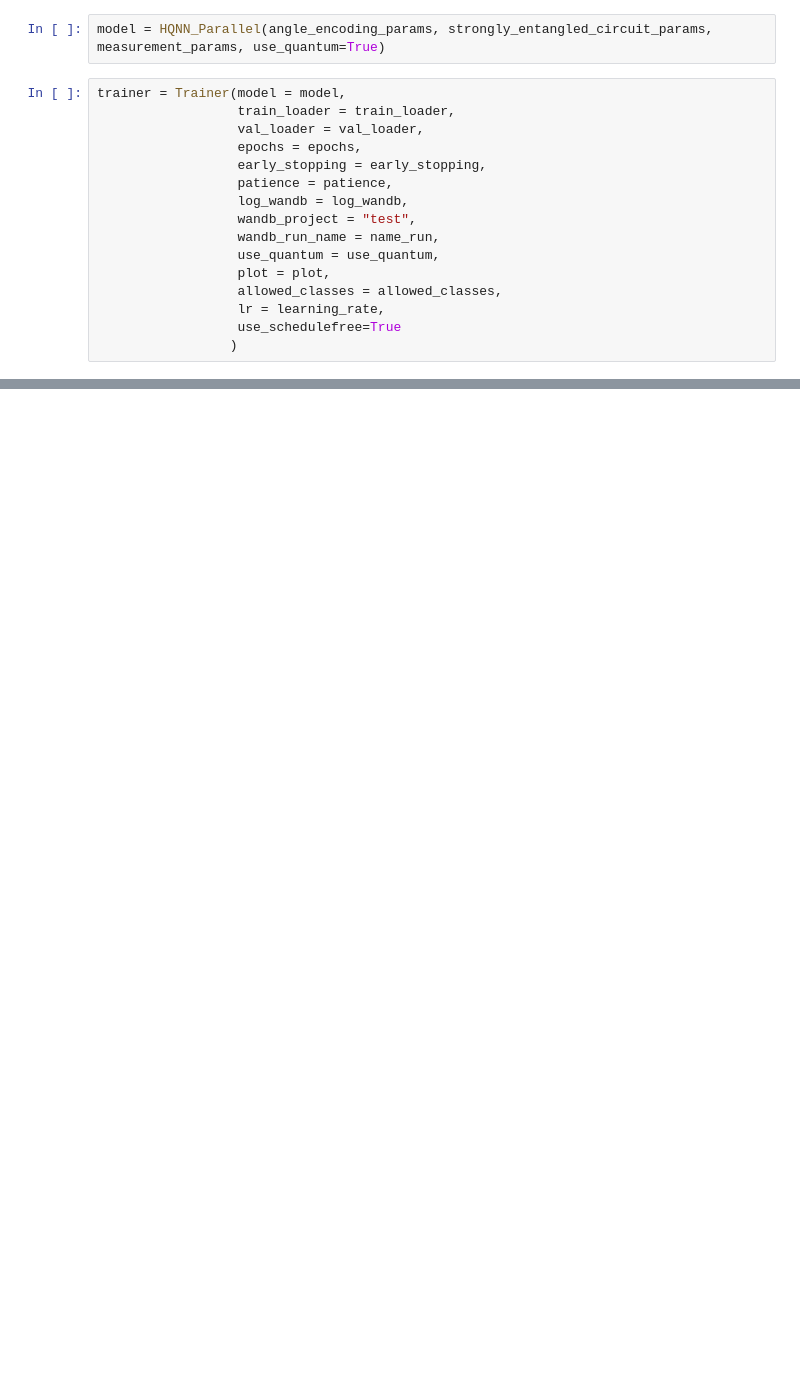
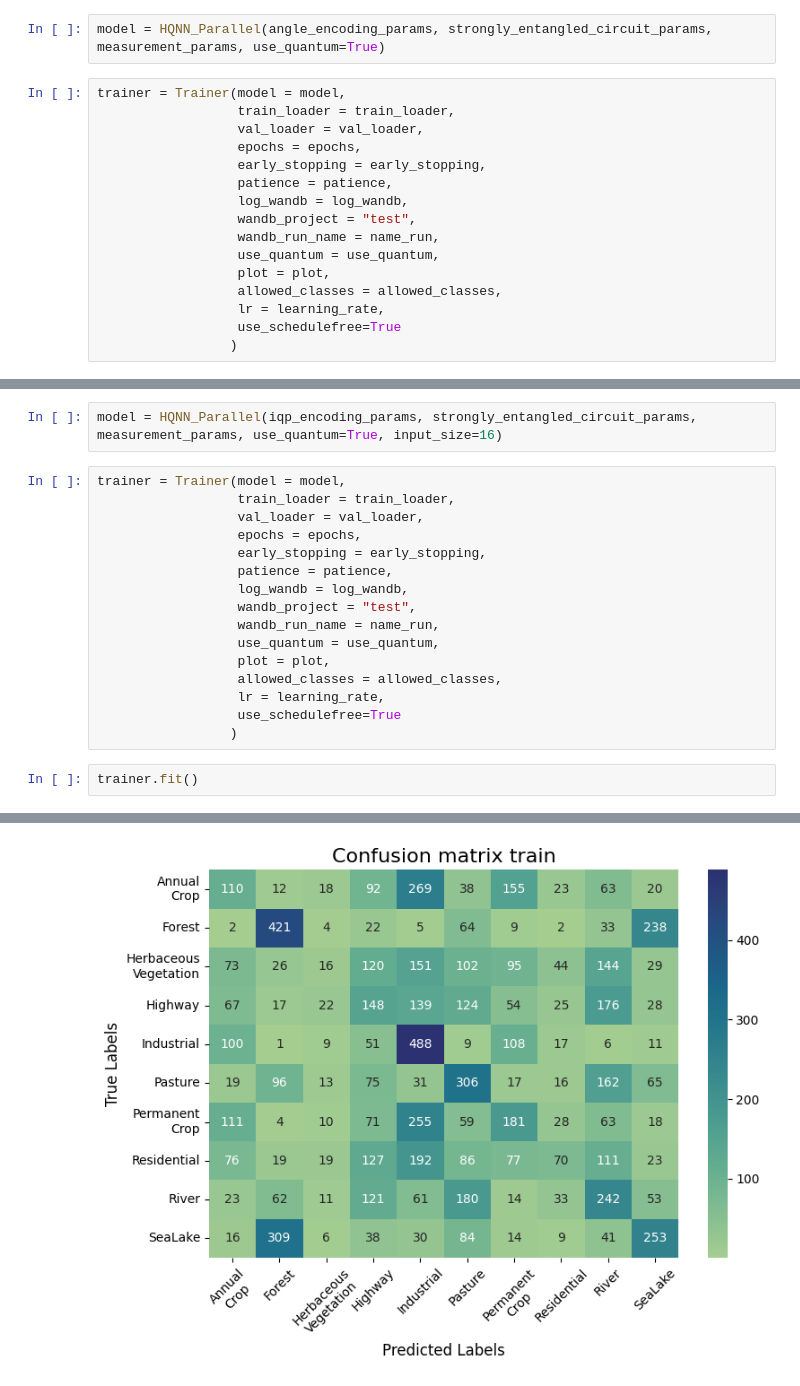
Before and after one commit to uriballo/QML-Satellite-Image-Classification, a Jupyter notebook: notebooks/Demo_HQNN_Parallel.ipynb, the cells around one changed output, grey strips where cells are left out. Saved outputs shown, nothing was run; the diff lists cells and outputs as text; blank space fills up the shorter version.

```diff
--- a/notebooks/Demo_HQNN_Parallel.ipynb
+++ b/notebooks/Demo_HQNN_Parallel.ipynb
@@ -220,0 +375,21 @@ Early stopping at epoch 8
+# %%
+model = HQNN_Parallel(iqp_encoding_params, strongly_entangled_circuit_params, measurement_params, use_quantum=True, input_size=16)
+# %%
+trainer = Trainer(model = model,
+                  train_loader = train_loader,
+                  val_loader = val_loader,
+                  epochs = epochs,
+                  early_stopping = early_stopping,
+                  patience = patience,
+                  log_wandb = log_wandb,
+                  wandb_project = "test",
+                  wandb_run_name = name_run,
+                  use_quantum = use_quantum,
+                  plot = plot,
+                  allowed_classes = allowed_classes,
+                  lr = learning_rate,
+                  use_schedulefree=True
+                 )
+# %%
+trainer.fit()
+# %% [output]
@@ -220,0 +406 @@ Early stopping at epoch 8
+[figure, added]
```
Also changed, not shown: parts of 12 cells of this notebook.
